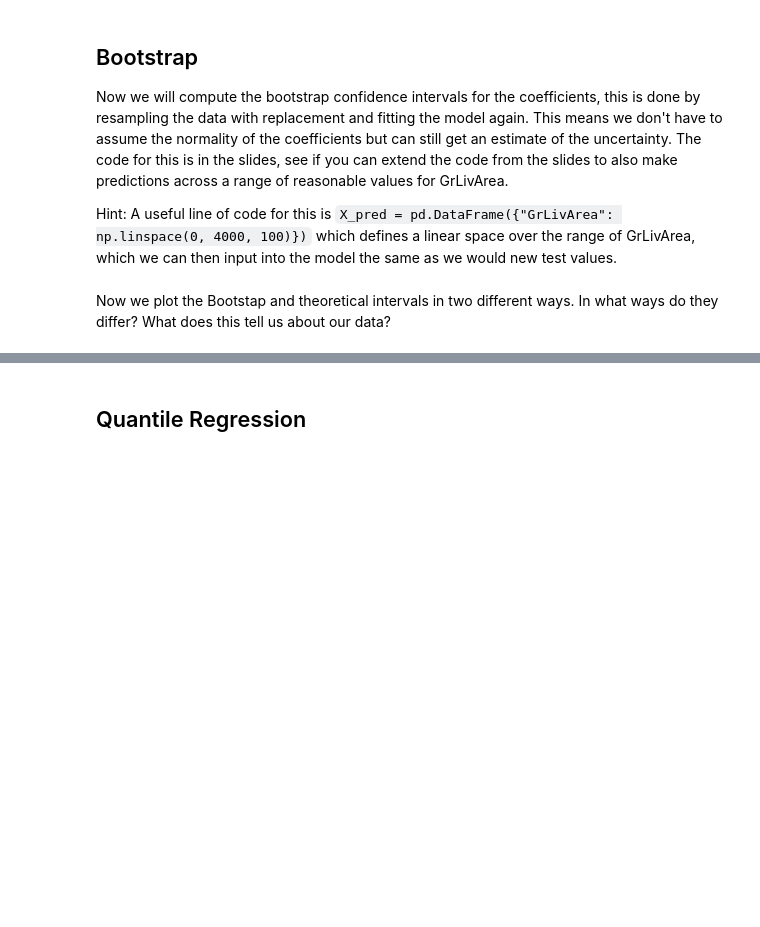
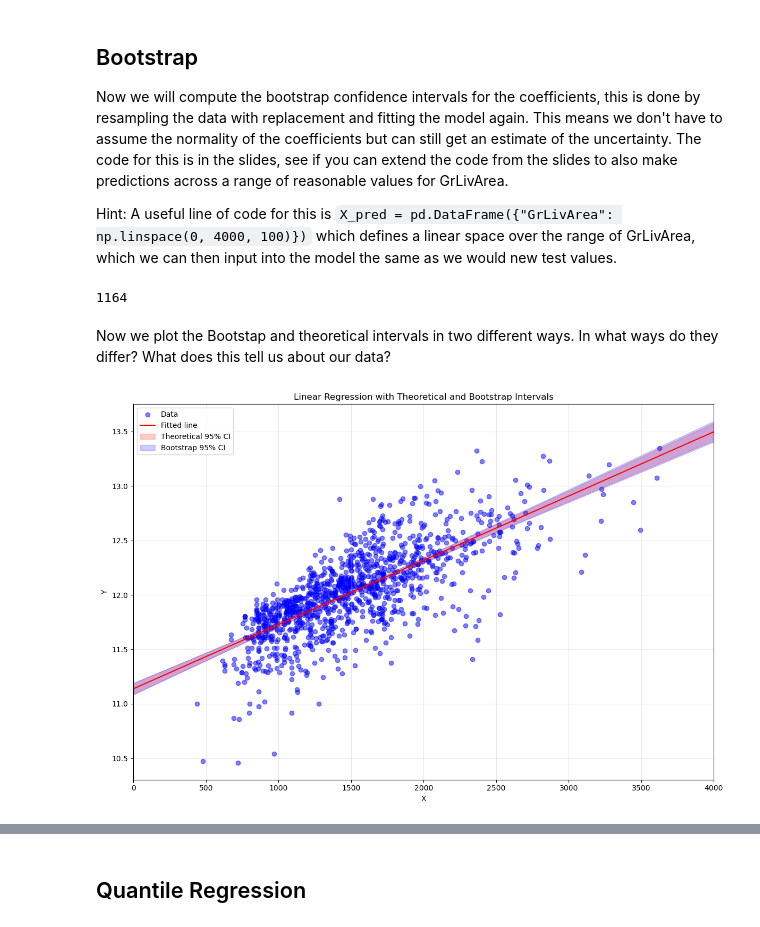
Before and after one commit to mona-borth/Hertie_ML_2025_Labs, a Jupyter notebook: lab7.ipynb, the cells around one changed output, grey strips where cells are left out. Cells and saved outputs as stored; diff of their text form; code cells hidden in the pictures; blank space fills up the shorter version.

```diff
--- a/lab7.ipynb
+++ b/lab7.ipynb
@@ -111,6 +115,30 @@ fig.tight_layout()
 Now we will compute the bootstrap confidence intervals for the coefficients, this is done by resampling the data with replacement and fitting the model again. This means we don't have to assume the normality of the coefficients but can still get an estimate of the uncertainty. The code for this is in the slides, see if you can extend the code from the slides to also make predictions across a range of reasonable values for GrLivArea.
 
 Hint: A useful line of code for this is `X_pred = pd.DataFrame({"GrLivArea": np.linspace(0, 4000, 100)})` which defines a linear space over the range of GrLivArea, which we can then input into the model the same as we would new test values.
+# %%
+len(X_train)
+# %% [output]
+1164
+# %%
+n_bootstrap = 10000
+bootstrap_coefs = []
+bootstrap_predictions = []
+X_pred = pd.DataFrame({"GrLivArea": np.linspace(0, 4000, 100)})
+
+for i in range(n_bootstrap):
+    indices = np.random.choice(X_train.index, size=len(X_train), replace=True)
+    # Sample with replacement
+    X_boot = X_train.loc[indices]
+    y_boot = y_train.loc[indices]
+
+    linear_model = LinearRegression().fit(X_boot, y_boot)
+
+    # predict
+    y_pred = linear_model.predict(X_pred)
+
+    beta_boot = linear_model.coef_
+    bootstrap_coefs.append(beta_boot)
+    bootstrap_predictions.append(y_pred)
 # %% [markdown]
 Now we plot the Bootstap and theoretical intervals in two different ways. In what ways do they differ? What does this tell us about our data?
 # %%
@@ -123,34 +151,36 @@ pred_intervals = np.percentile(bootstrap_predictions, [2.5, 97.5], axis=0)
 # Plot bootstrap
 fig, axs = plt.subplots(1, 1, figsize=(12, 8))
 # Plot data points
-axs.scatter(X[:, 1], y, color="blue", alpha=0.5, label="Data")
+axs.scatter(X[:, 1], y_train, color="blue", alpha=0.5, label="Data")
 # Plot regression line
 axs.plot(x_pred, y_pred_mean, "r-", label="Fitted line")
 # Plot theoretical confidence intervals
 axs.fill_between(
     x_pred,
     y_pred_mean - 1.96 * np.sqrt(pred_var),
     y_pred_mean + 1.96 * np.sqrt(pred_var),
     color="red",
     alpha=0.2,
     label="Theoretical 95% CI",
 )
 axs.fill_between(
     x_pred,
     pred_intervals[0],
     pred_intervals[1],
     color="blue",
     alpha=0.2,
     label="Bootstrap 95% CI",
 )
 axs.set_xlabel("X")
 axs.set_ylabel("Y")
 axs.set_title("Linear Regression with Theoretical and Bootstrap Intervals")
 axs.legend()
 axs.grid(True, alpha=0.3)
 axs.set_xlim([0, 4000])
 fig.tight_layout()
 plt.show()
+# %% [output]
+[figure, added]
 # %%
 beta_std = np.sqrt(theta_covar_matrix[1, 1])
 beta_hat = theta_hat[1]
```
Also changed, not shown: parts of 14 cells of this notebook.
